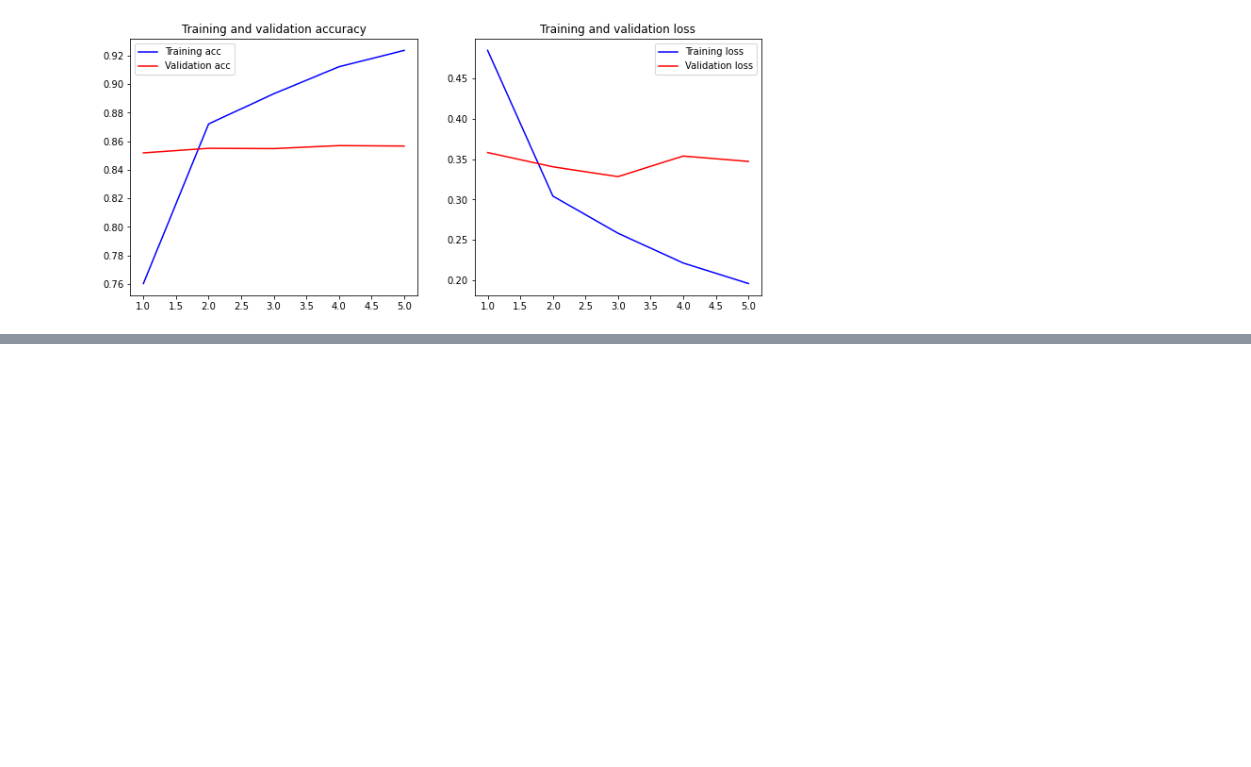
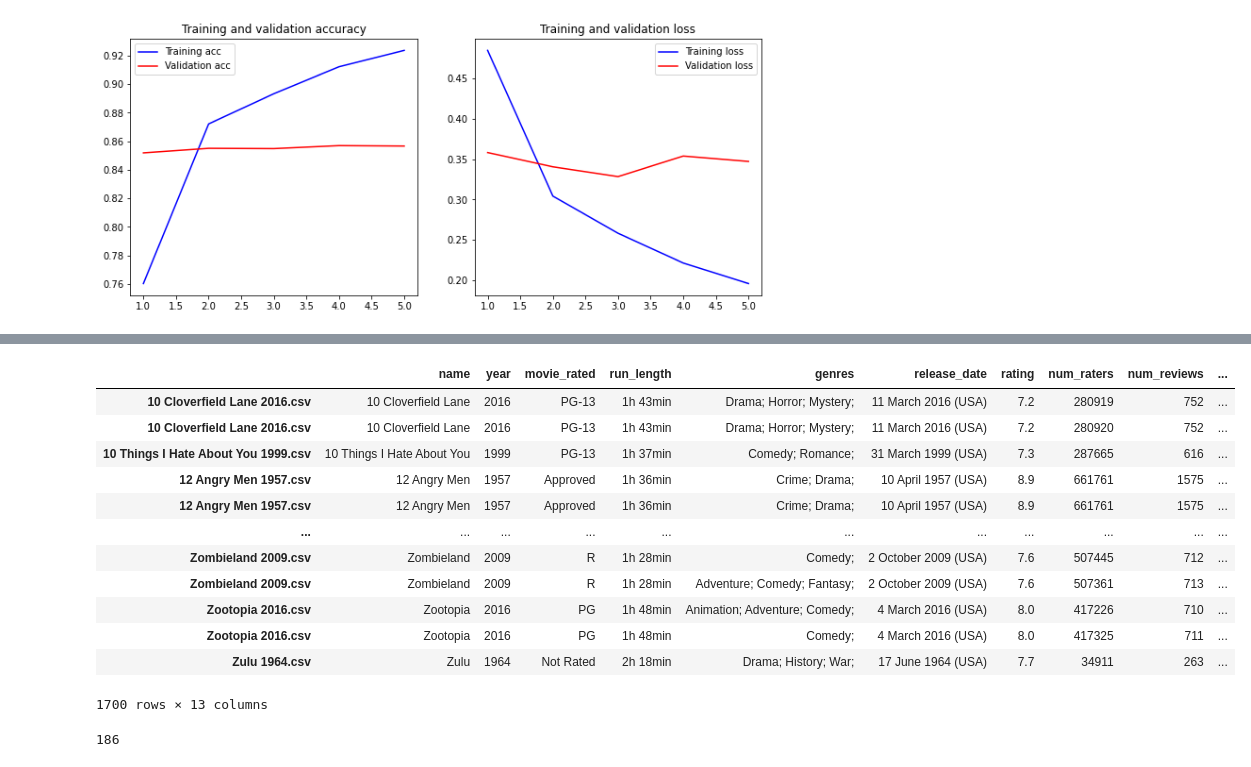
Before and after one commit to DanielHauersperger/Deep-Learning-Movie-Reviews, a Jupyter notebook: Movie_Review.ipynb, the cells around one changed output, grey strips where cells are left out. Drawn from its saved outputs; the diff is of its cells as text; code cells hidden in the pictures; blank space fills up the shorter version.

```diff
--- a/Movie_Review.ipynb
+++ b/Movie_Review.ipynb
@@ -676,0 +705,28 @@ pd.DataFrame(res)
+# %%
+# add a column for which csv of reviews correspond to the given movie
+movies_df['reviews_csv'] = movies_df['name'] + ' ' + movies_df['year'].astype(str) + '.csv'
+
+# left join review counts to movie info
+movies_df = movies_df.set_index('reviews_csv').join(pd.DataFrame(res).set_index('Movie'))
+
+movies_df
+# %% [output]
+|  | name | year | movie_rated | run_length | genres | release_date | rating | num_raters | num_reviews | ... |
+| 10 Cloverfield Lane 2016.csv | 10 Cloverfield Lane | 2016 | PG-13 | 1h 43min | Drama; Horror; Mystery; | 11 March 2016 (USA) | 7.2 | 280919 | 752 | ... |
+| 10 Cloverfield Lane 2016.csv | 10 Cloverfield Lane | 2016 | PG-13 | 1h 43min | Drama; Horror; Mystery; | 11 March 2016 (USA) | 7.2 | 280920 | 752 | ... |
+| 10 Things I Hate About You 1999.csv | 10 Things I Hate About You | 1999 | PG-13 | 1h 37min | Comedy; Romance; | 31 March 1999 (USA) | 7.3 | 287665 | 616 | ... |
+| 12 Angry Men 1957.csv | 12 Angry Men | 1957 | Approved | 1h 36min | Crime; Drama; | 10 April 1957 (USA) | 8.9 | 661761 | 1575 | ... |
+| 12 Angry Men 1957.csv | 12 Angry Men | 1957 | Approved | 1h 36min | Crime; Drama; | 10 April 1957 (USA) | 8.9 | 661761 | 1575 | ... |
+| ... | ... | ... | ... | ... | ... | ... | ... | ... | ... | ... |
+| Zombieland 2009.csv | Zombieland | 2009 | R | 1h 28min | Comedy; | 2 October 2009 (USA) | 7.6 | 507445 | 712 | ... |
+| Zombieland 2009.csv | Zombieland | 2009 | R | 1h 28min | Adventure; Comedy; Fantasy; | 2 October 2009 (USA) | 7.6 | 507361 | 713 | ... |
+| Zootopia 2016.csv | Zootopia | 2016 | PG | 1h 48min | Animation; Adventure; Comedy; | 4 March 2016 (USA) | 8.0 | 417226 | 710 | ... |
+| Zootopia 2016.csv | Zootopia | 2016 | PG | 1h 48min | Comedy; | 4 March 2016 (USA) | 8.0 | 417325 | 711 | ... |
+| Zulu 1964.csv | Zulu | 1964 | Not Rated | 2h 18min | Drama; History; War; | 17 June 1964 (USA) | 7.7 | 34911 | 263 | ... |
+1700 rows × 13 columns
+# %%
+# There are missing values!
+# TODO: figure out why this is
+movies_df['Positive'].isnull().sum()
+# %% [output]
+186
```
Also changed, not shown: parts of 8 cells of this notebook.
